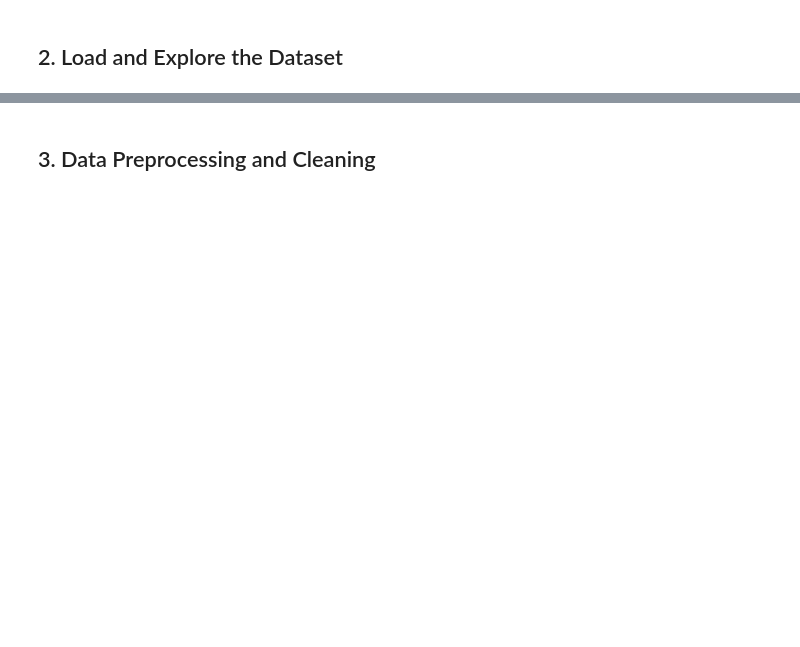
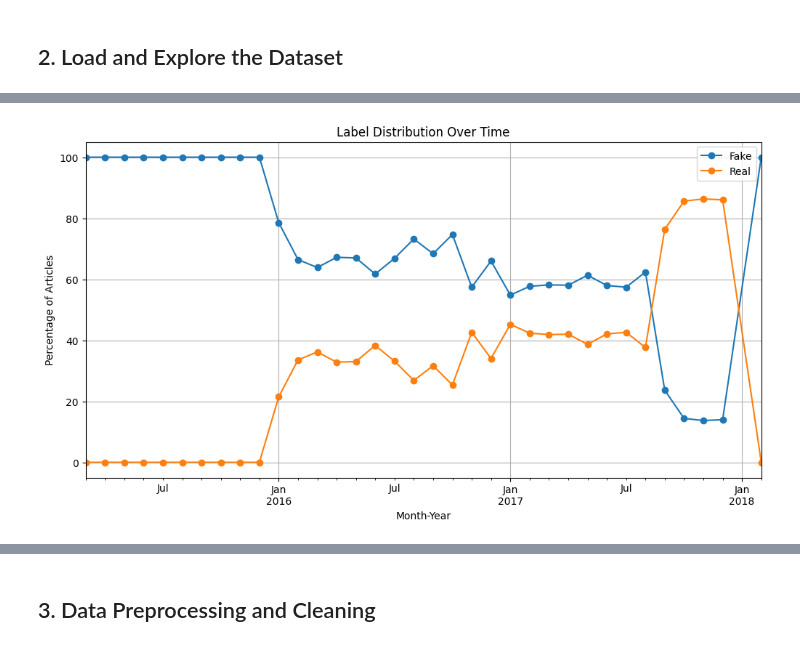
Before and after one commit to NAVSmith/nlp_classification_fake_news, a Jupyter notebook: notebooks/01_data_exploration_preprocessing.ipynb, the cells around one changed output, grey strips where cells are left out. Saved outputs shown, nothing was run; the diff lists cells and outputs as text; code cells hidden in the pictures; blank space fills up the shorter version.

```diff
--- a/notebooks/01_data_exploration_preprocessing.ipynb
+++ b/notebooks/01_data_exploration_preprocessing.ipynb
@@ -173,0 +315,4 @@ print(f"Articles with missing titles: {df['title'].isnull().sum()}")
+# %%
+# extract month year for each date entry
+df['month_year'] = pd.to_datetime(df['date'], errors='coerce').dt.to_period('M')
+month_year_counts = df['month_year'].value_counts().sort_index()
@@ -174 +339,14 @@ print(f"Articles with missing titles: {df['title'].isnull().sum()}")
+# %%
+# show label distribution over as percentage
+label_time_df = df.groupby(['month_year', 'label']).size().unstack(fill_value=0)
+label_time_df = label_time_df.div(label_time_df.sum(axis=1), axis=0) * 100
+label_time_df.plot(kind='line', figsize=(12, 6), marker='o')
+plt.title('Label Distribution Over Time')
+plt.xlabel('Month-Year')
+plt.ylabel('Percentage of Articles')
+plt.legend(['Fake', 'Real'])
+plt.grid()
+plt.show()
+# %% [output]
+[figure, added]
 # %%
```
Also changed, not shown: parts of 16 cells of this notebook, 8 other files.
